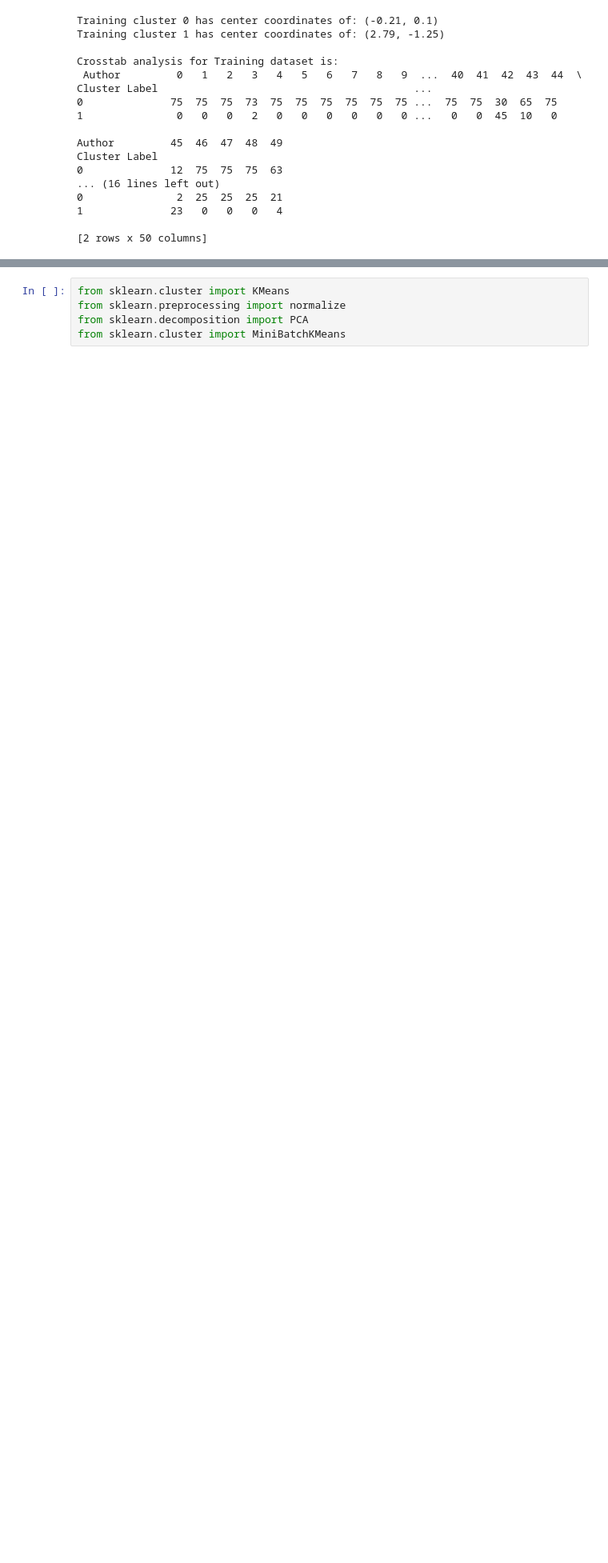
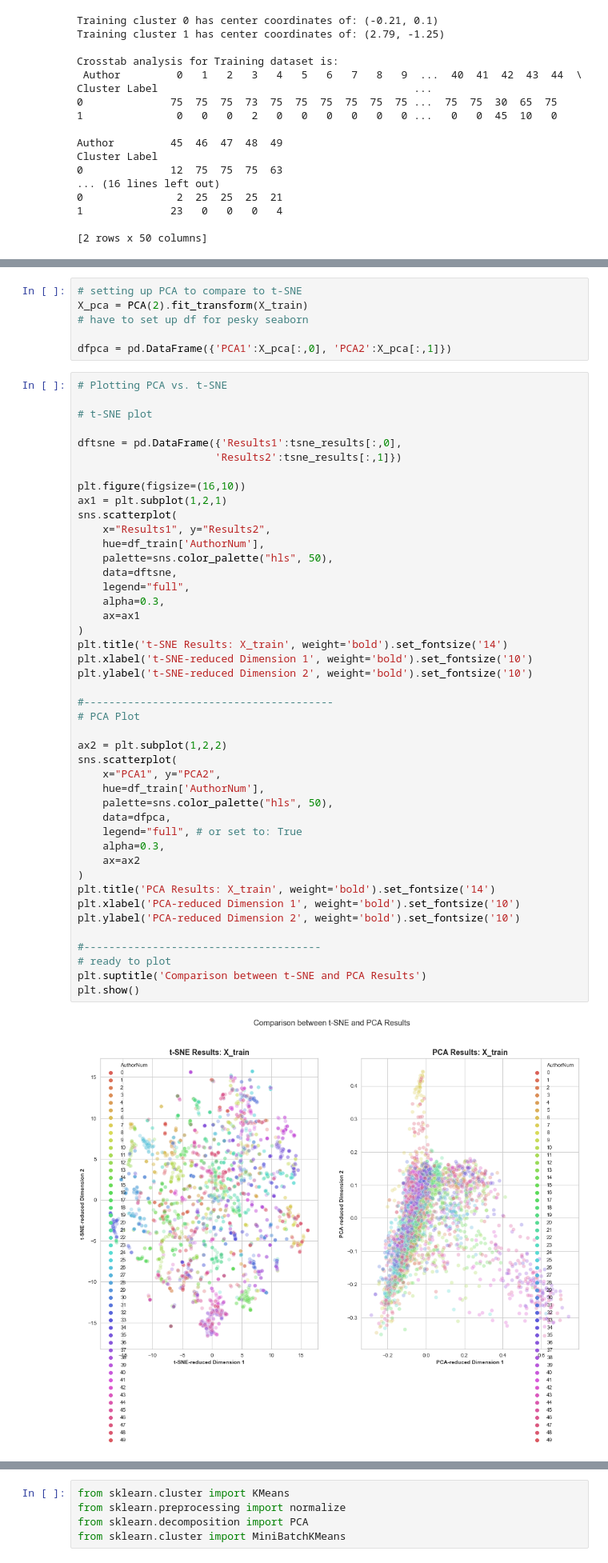
Before and after one commit to jafonte01/CAPSTONE---Unsupervised-Learning, a Jupyter notebook: Unit 4 NEW Capstone .ipynb, the cells around one changed output, grey strips where cells are left out. Shown: that part at 80% size. Drawn from its saved outputs; the diff is of its cells as text; blank space fills up the shorter version.

Commit message:
Supervised learning model upload
Completion of clustering
Completion of supervised training dataset preparation
Completion of logistic regression model running (6 models)

```diff
--- a/Unit 4 NEW Capstone .ipynb
+++ b/Unit 4 NEW Capstone .ipynb
@@ -1132,0 +1270,52 @@ While visualization is fun, it limits our components to 2 dimensions, which seve
+# %%
+# setting up PCA to compare to t-SNE
+X_pca = PCA(2).fit_transform(X_train)
+# have to set up df for pesky seaborn
+
+dfpca = pd.DataFrame({'PCA1':X_pca[:,0], 'PCA2':X_pca[:,1]})
+# %%
+# Plotting PCA vs. t-SNE
+
+# t-SNE plot
+
+dftsne = pd.DataFrame({'Results1':tsne_results[:,0],
+                      'Results2':tsne_results[:,1]})
+
+plt.figure(figsize=(16,10))
+ax1 = plt.subplot(1,2,1)
+sns.scatterplot(
+    x="Results1", y="Results2",
+    hue=df_train['AuthorNum'],
+    palette=sns.color_palette("hls", 50),
+    data=dftsne,
+    legend="full",
+    alpha=0.3,
+    ax=ax1
+)
+plt.title('t-SNE Results: X_train', weight='bold').set_fontsize('14')
+plt.xlabel('t-SNE-reduced Dimension 1', weight='bold').set_fontsize('10')
+plt.ylabel('t-SNE-reduced Dimension 2', weight='bold').set_fontsize('10')
+
+#----------------------------------------
+# PCA Plot
+
+ax2 = plt.subplot(1,2,2)
+sns.scatterplot(
+    x="PCA1", y="PCA2",
+    hue=df_train['AuthorNum'],
+    palette=sns.color_palette("hls", 50),
+    data=dfpca,
+    legend="full", # or set to: True
+    alpha=0.3,
+    ax=ax2
+)
+plt.title('PCA Results: X_train', weight='bold').set_fontsize('14')
+plt.xlabel('PCA-reduced Dimension 1', weight='bold').set_fontsize('10')
+plt.ylabel('PCA-reduced Dimension 2', weight='bold').set_fontsize('10')
+
+#--------------------------------------
+# ready to plot
+plt.suptitle('Comparison between t-SNE and PCA Results')
+plt.show()
+# %% [output]
+[figure, added]
```
Also changed, not shown: parts of 23 cells of this notebook.
